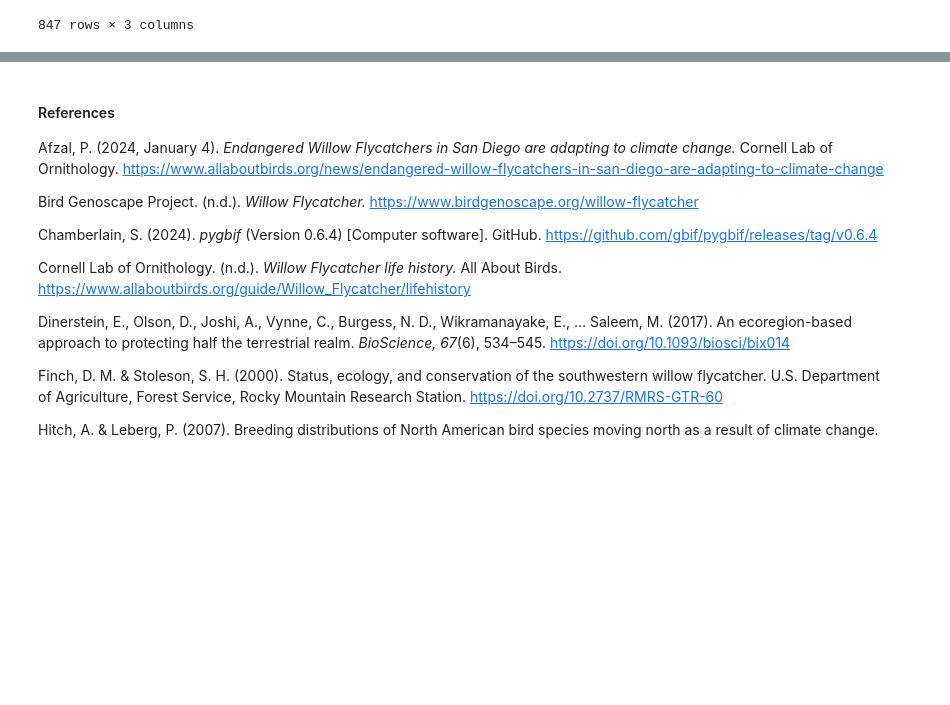
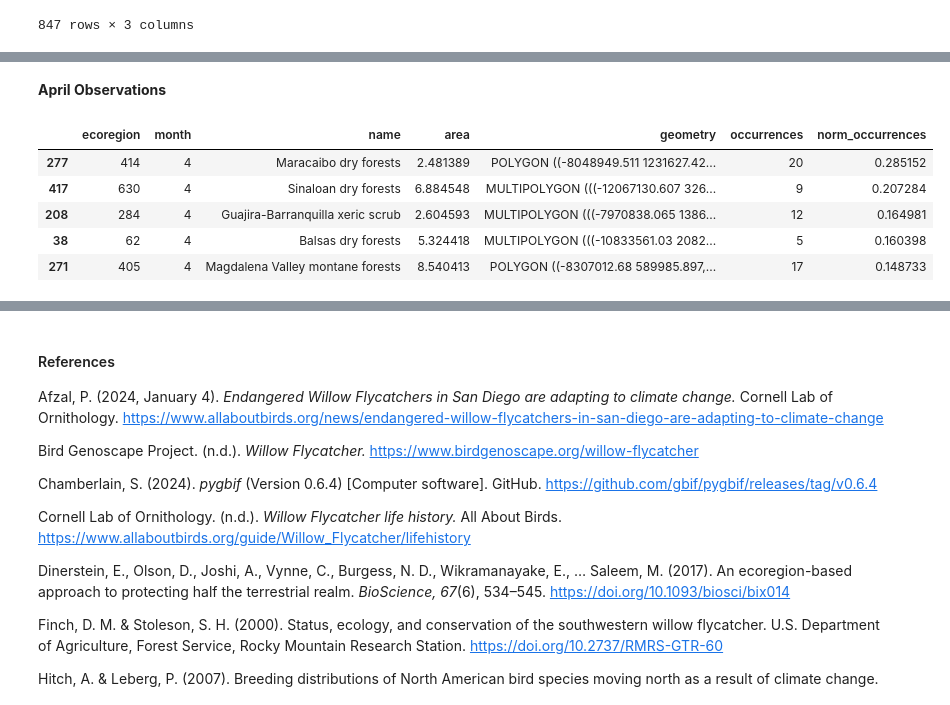
Before and after one commit to lauren-alexandra/willow-flycatcher, a Jupyter notebook: willow-flycatcher-distribution/willow-flycatcher-distribution.ipynb, the cells around one changed output, grey strips where cells are left out. Cells and saved outputs as stored; diff of their text form; code cells hidden in the pictures; blank space fills up the shorter version.

```diff
--- a/willow-flycatcher-distribution/willow-flycatcher-distribution.ipynb
+++ b/willow-flycatcher-distribution/willow-flycatcher-distribution.ipynb
@@ -545,0 +562,20 @@ BokehModel(combine_events=True, render_bundle={'docs_json': {'9419d824-35f3-43cc
+# %% [markdown]
+**April Observations**
+# %%
+occurrence_gdf_complete = occurrence_gdf.reset_index()
+
+april_occ = occurrence_gdf_complete.loc[occurrence_gdf_complete['month'] == 4].sort_values(by=['norm_occurrences'], ascending=False)
+
+april_occ_top_5 = april_occ[0:5]
+april_occ_bottom_5 = april_occ[-5:]
+# %%
+# Top Five Ecoregions
+
+april_occ_top_5
+# %% [output]
+|  | ecoregion | month | name | area | geometry | occurrences | norm_occurrences |
+| 277 | 414 | 4 | Maracaibo dry forests | 2.481389 | POLYGON ((-8048949.511 1231627.42... | 20 | 0.285152 |
+| 417 | 630 | 4 | Sinaloan dry forests | 6.884548 | MULTIPOLYGON (((-12067130.607 326... | 9 | 0.207284 |
+| 208 | 284 | 4 | Guajira-Barranquilla xeric scrub | 2.604593 | MULTIPOLYGON (((-7970838.065 1386... | 12 | 0.164981 |
+| 38 | 62 | 4 | Balsas dry forests | 5.324418 | MULTIPOLYGON (((-10833561.03 2082... | 5 | 0.160398 |
+| 271 | 405 | 4 | Magdalena Valley montane forests | 8.540413 | POLYGON ((-8307012.68 589985.897,... | 17 | 0.148733 |
```
Also changed, not shown: parts of 18 cells of this notebook, 3 other files.
